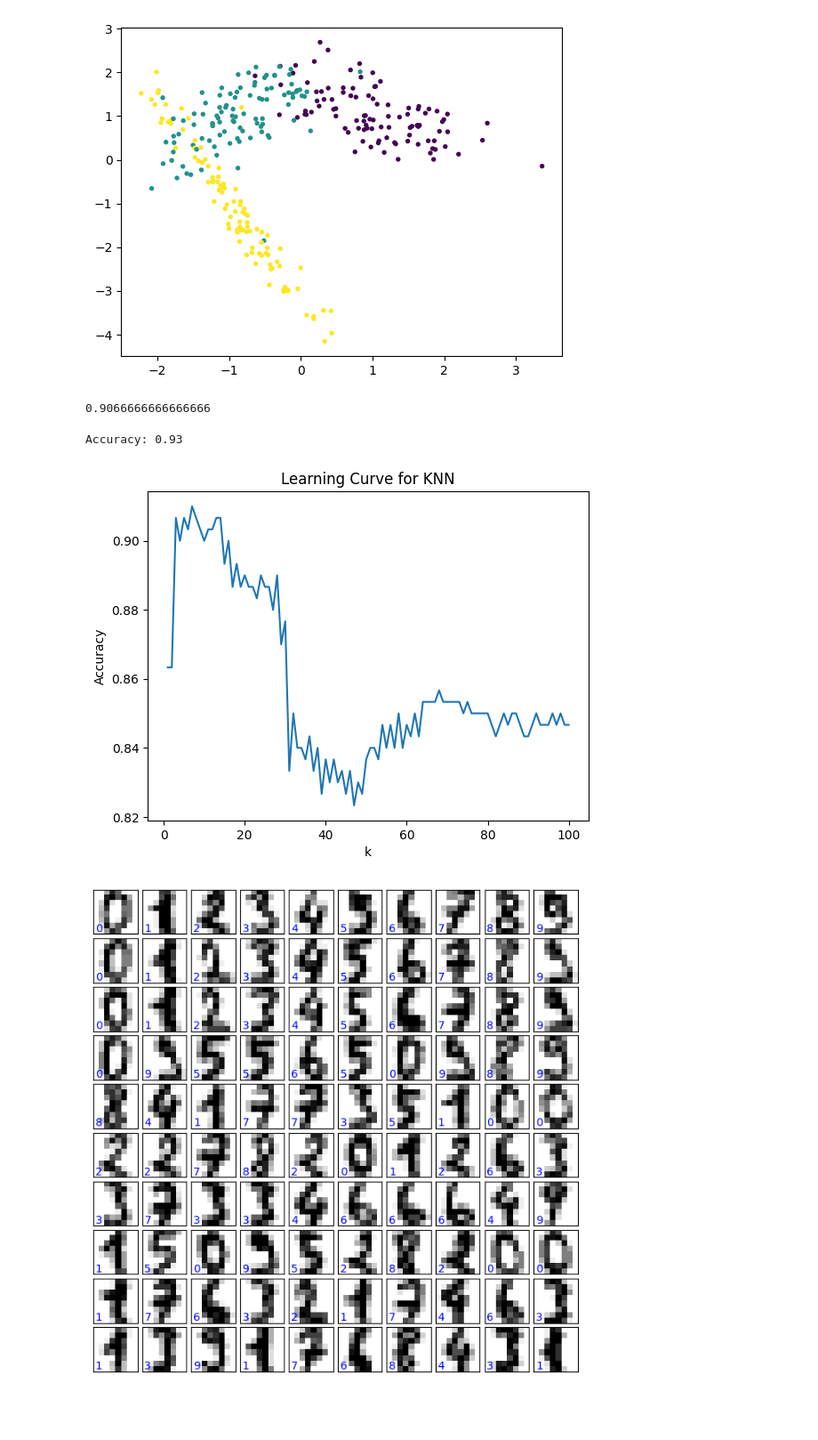
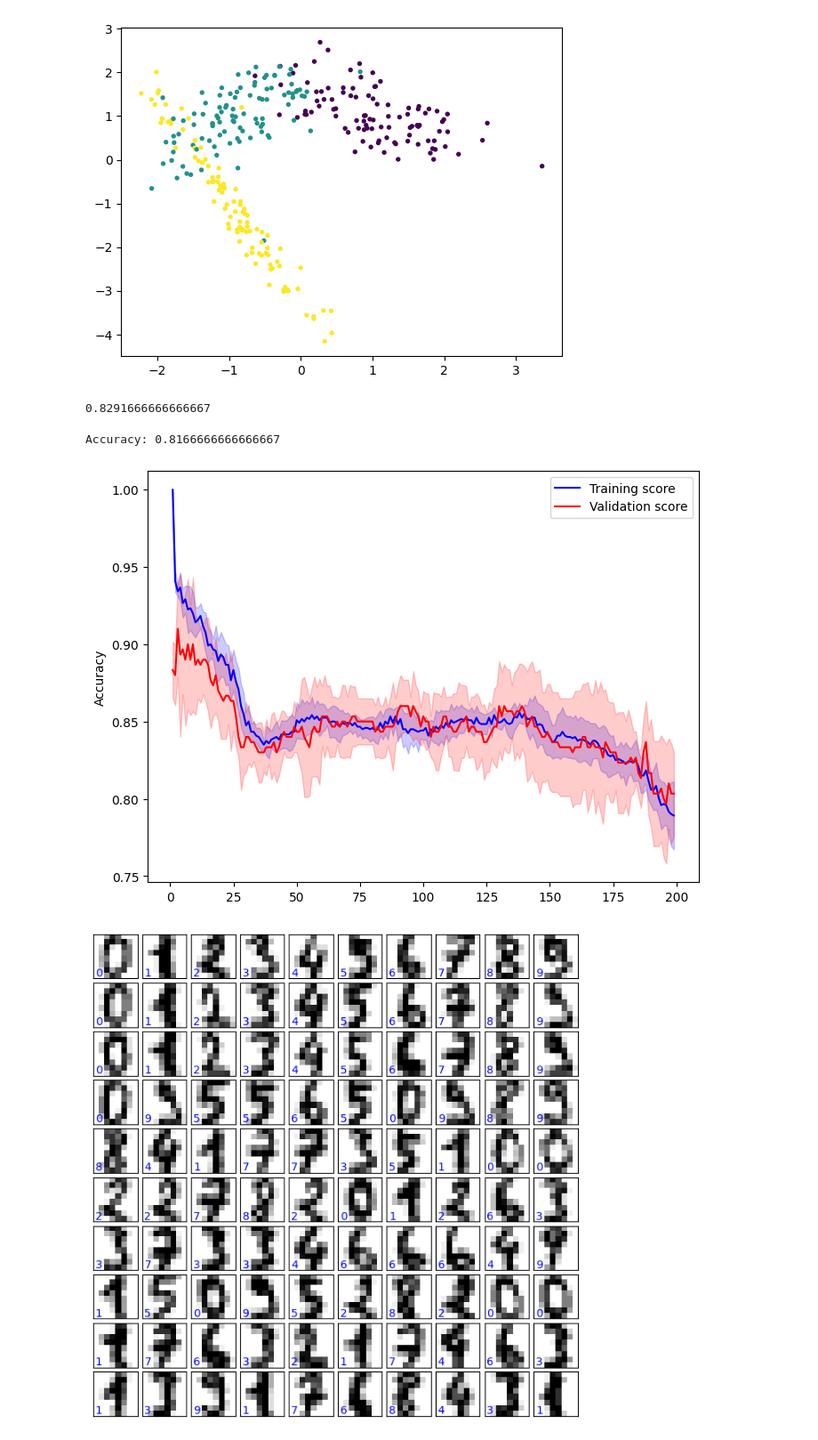
Before and after one commit to FuturisticLover123/labs, a Jupyter notebook: lab7/solution.ipynb, the cells around one changed output. Shown at 89% size. Drawn from its saved outputs; the diff is of its cells as text; code cells hidden in the pictures; blank space fills up the shorter version.

```diff
--- a/lab7/solution.ipynb
+++ b/lab7/solution.ipynb
@@ -44,38 +73,27 @@ class KNeibours:
     return np.sum(y - out == 0) / out.size
 # %%
+x_test,x_train,y_test,y_train = train_test_split(X, y, test_size=0.2, random_state=42)
 distance = lambda x,y: ((x-y)**2).sum()
 
-kng = KNeibours(distance,3)
-kng.fit(X,y)
-
-kng.score()
+kng = KNeibours(distance,4)
+kng.fit(x_train,y_train)
+kng.score(x_test,y_test)
 # %% [output]
-0.9066666666666666
+0.8291666666666667
 # %%
 from sklearn.neighbors import KNeighborsClassifier
 
 knn = KNeighborsClassifier(n_neighbors=3)
-knn.fit(X, y)
+knn.fit(x_train, y_train)
 
-accuracy = knn.score(X, y)
+accuracy = knn.score(x_test, y_test)
 print(f"Accuracy: {accuracy}")
 # %% [output]
-Accuracy: 0.93
+Accuracy: 0.8166666666666667
-# %%
-rg = 100
-scores = []
-for k in tqdm(range(1,rg+1)):
-  kng = KNeibours(distance,k)
-  kng.fit(X,y)
-  scores.append(kng.score())
-
-plt.plot(range(1, rg+1), scores)
-plt.xlabel('k')
-plt.ylabel('Accuracy')
-plt.title('Learning Curve for KNN')
-plt.show()
-# %% [output]
-[figure, removed]
+# %%
+val_curve(X,y,range(1,200),KNeighborsClassifier,"n_neighbors")
+# %% [output]
+[figure, added]
 # %%
 #task 2
 # %%
```
Also changed, not shown: parts of 24 cells of this notebook.
